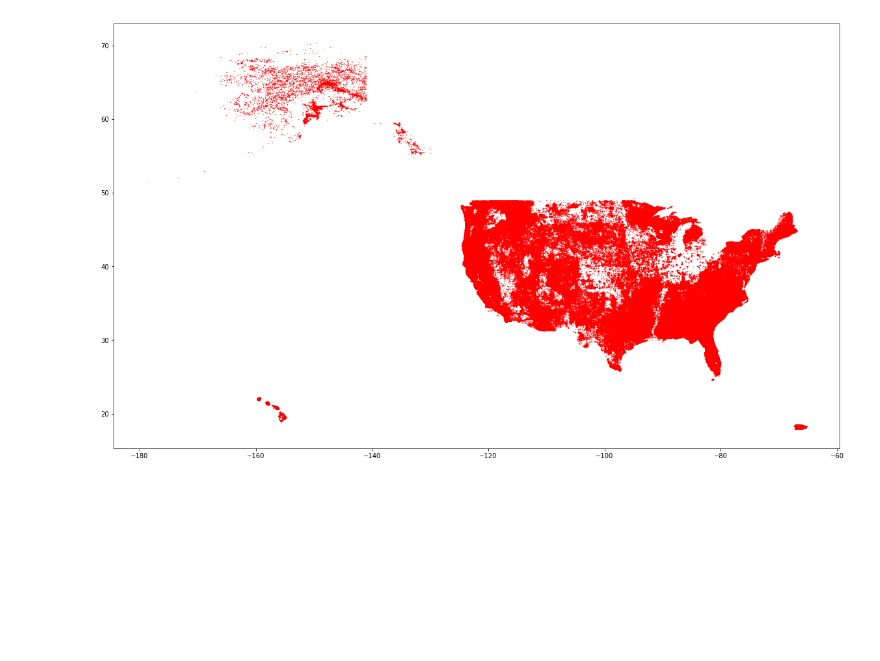
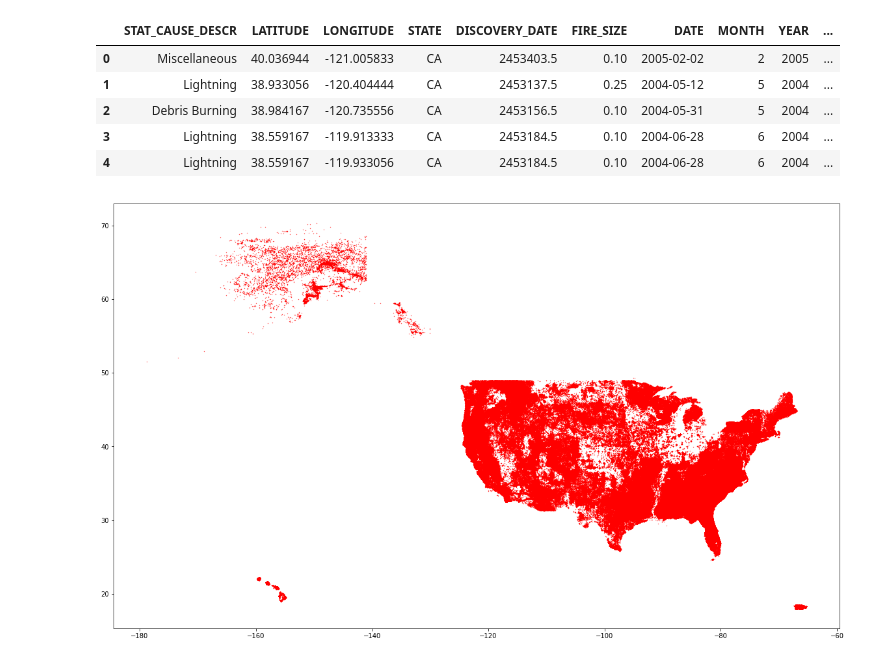
Before and after one commit to n8pk/passion_project, a Jupyter notebook: 00_EDA.ipynb, the cells around one changed output. Drawn from its saved outputs; the diff is of its cells as text; code cells hidden in the pictures; blank space fills up the shorter version.

```diff
--- a/00_EDA.ipynb
+++ b/00_EDA.ipynb
@@ -13,6 +13,15 @@ df['DATE'] = pd.to_datetime(df['DISCOVERY_DATE'] - pd.Timestamp(0).to_julian_dat
 df['MONTH'] = pd.DatetimeIndex(df['DATE']).month
 df['YEAR'] = pd.DatetimeIndex(df['DATE']).year
 df['DAY_OF_WEEK'] = df['DATE'].dt.weekday_name
+# %%
+df.head()
+# %% [output]
+|  | STAT_CAUSE_DESCR | LATITUDE | LONGITUDE | STATE | DISCOVERY_DATE | FIRE_SIZE | DATE | MONTH | YEAR | ... |
+| 0 | Miscellaneous | 40.036944 | -121.005833 | CA | 2453403.5 | 0.10 | 2005-02-02 | 2 | 2005 | ... |
+| 1 | Lightning | 38.933056 | -120.404444 | CA | 2453137.5 | 0.25 | 2004-05-12 | 5 | 2004 | ... |
+| 2 | Debris Burning | 38.984167 | -120.735556 | CA | 2453156.5 | 0.10 | 2004-05-31 | 5 | 2004 | ... |
+| 3 | Lightning | 38.559167 | -119.913333 | CA | 2453184.5 | 0.10 | 2004-06-28 | 6 | 2004 | ... |
+| 4 | Lightning | 38.559167 | -119.933056 | CA | 2453184.5 | 0.10 | 2004-06-28 | 6 | 2004 | ... |
 # %%
 plt.figure(figsize=(20,12))
 
```
Also changed, not shown: parts of 25 cells of this notebook, 2 other files.
